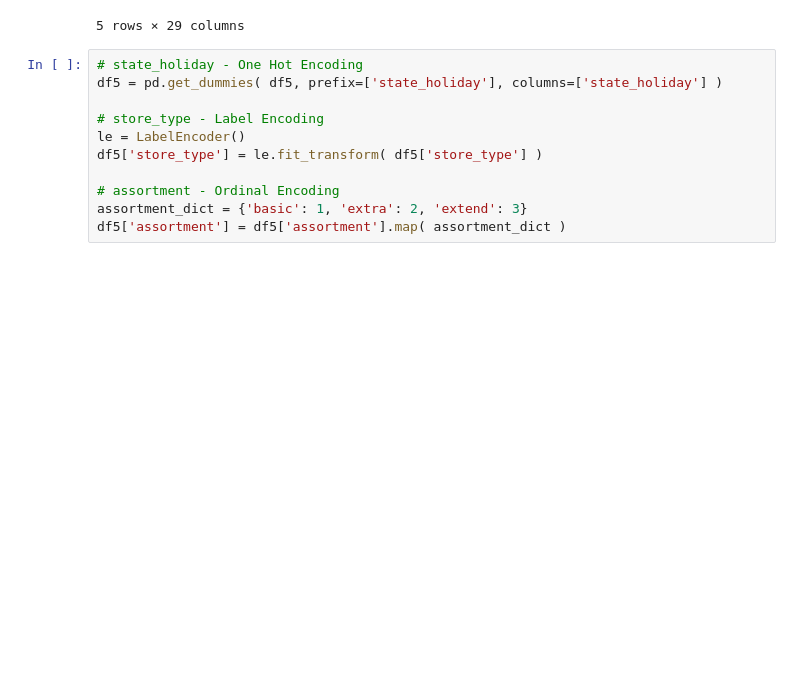
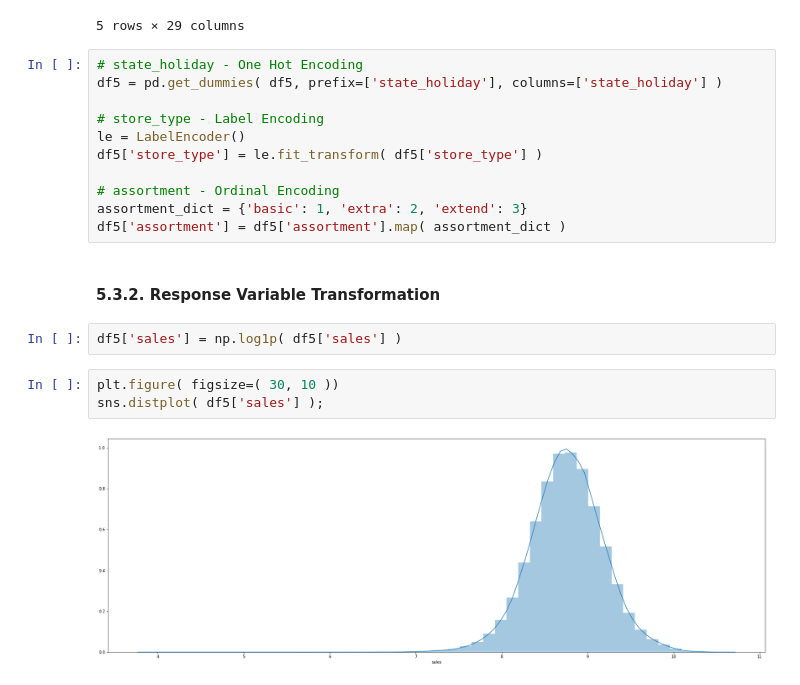
Before and after one commit to Geraldojr12/DataScience_Em_Producao, a Jupyter notebook: m04_v01_store_sales_prediction.ipynb, the cells around one changed output. Drawn from its saved outputs; the diff is of its cells as text; blank space fills up the shorter version.

```diff
--- a/m04_v01_store_sales_prediction.ipynb
+++ b/m04_v01_store_sales_prediction.ipynb
@@ -920,3 +920,12 @@ df5['store_type'] = le.fit_transform( df5['store_type'] )
 # assortment - Ordinal Encoding
 assortment_dict = {'basic': 1, 'extra': 2, 'extend': 3}
 df5['assortment'] = df5['assortment'].map( assortment_dict )
+# %% [markdown]
+#### 5.3.2. Response Variable Transformation
+# %%
+df5['sales'] = np.log1p( df5['sales'] )
+# %%
+plt.figure( figsize=( 30, 10 ))
+sns.distplot( df5['sales'] );
+# %% [output]
+[figure, added]
```
Also changed, not shown: parts of 9 cells of this notebook.
